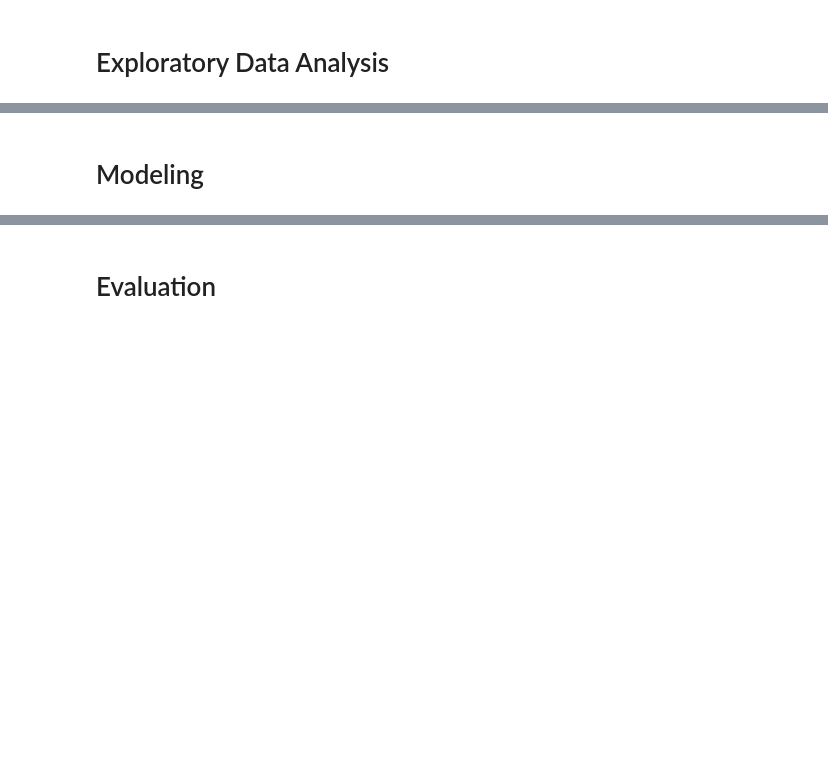
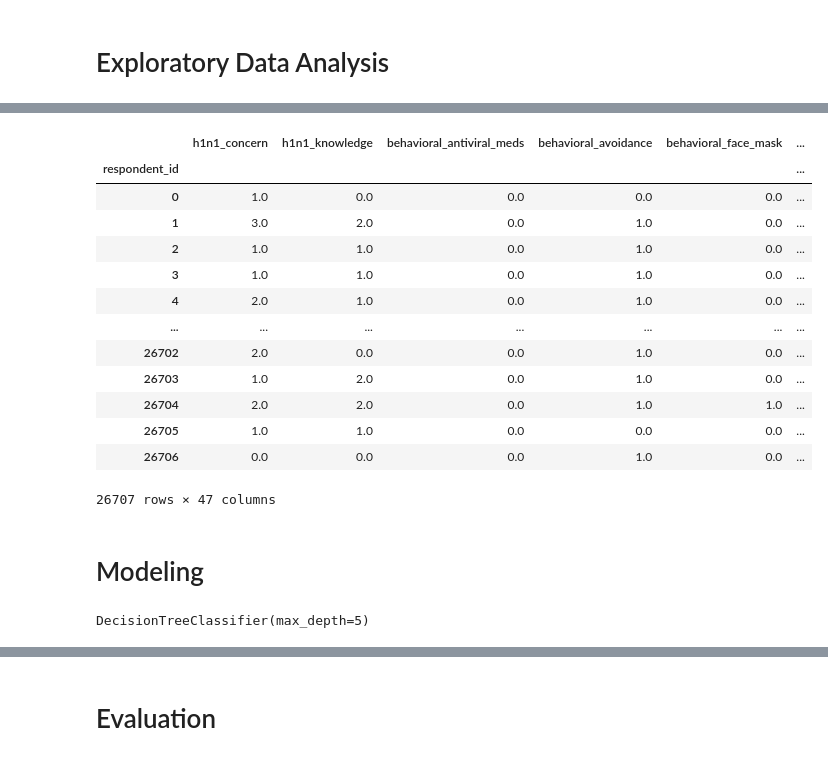
Before and after one commit to lpb3393/predict-flu-vaccine, a Jupyter notebook: predict-flu-vaccines.ipynb, the cells around one changed output, grey strips where cells are left out. Drawn from its saved outputs; the diff is of its cells as text; code cells hidden in the pictures; blank space fills up the shorter version.

```diff
--- a/predict-flu-vaccines.ipynb
+++ b/predict-flu-vaccines.ipynb
@@ -8,0 +216,20 @@
+# %%
+X = df.drop("h1n1_vaccine", axis=1)
+y = df["h1n1_vaccine"]
+
+X
+# %% [output]
+|  | h1n1_concern | h1n1_knowledge | behavioral_antiviral_meds | behavioral_avoidance | behavioral_face_mask | ... |
+| respondent_id |  |  |  |  |  | ... |
+| 0 | 1.0 | 0.0 | 0.0 | 0.0 | 0.0 | ... |
+| 1 | 3.0 | 2.0 | 0.0 | 1.0 | 0.0 | ... |
+| 2 | 1.0 | 1.0 | 0.0 | 1.0 | 0.0 | ... |
+| 3 | 1.0 | 1.0 | 0.0 | 1.0 | 0.0 | ... |
+| 4 | 2.0 | 1.0 | 0.0 | 1.0 | 0.0 | ... |
+| ... | ... | ... | ... | ... | ... | ... |
+| 26702 | 2.0 | 0.0 | 0.0 | 1.0 | 0.0 | ... |
+| 26703 | 1.0 | 2.0 | 0.0 | 1.0 | 0.0 | ... |
+| 26704 | 2.0 | 2.0 | 0.0 | 1.0 | 1.0 | ... |
+| 26705 | 1.0 | 1.0 | 0.0 | 0.0 | 0.0 | ... |
+| 26706 | 0.0 | 0.0 | 0.0 | 1.0 | 0.0 | ... |
+26707 rows × 47 columns
@@ -9,2 +238,7 @@
 # %% [markdown]
 # Modeling
+# %%
+tree_baseline = DecisionTreeClassifier(criterion='gini', max_depth=5)
+tree_baseline.fit(X_train, y_train)
+# %% [output]
+DecisionTreeClassifier(max_depth=5)
```
Also changed, not shown: parts of 27 cells of this notebook.
